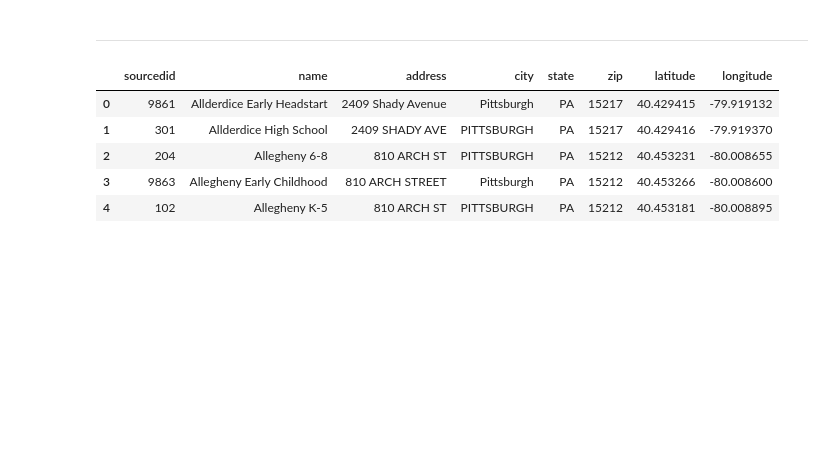
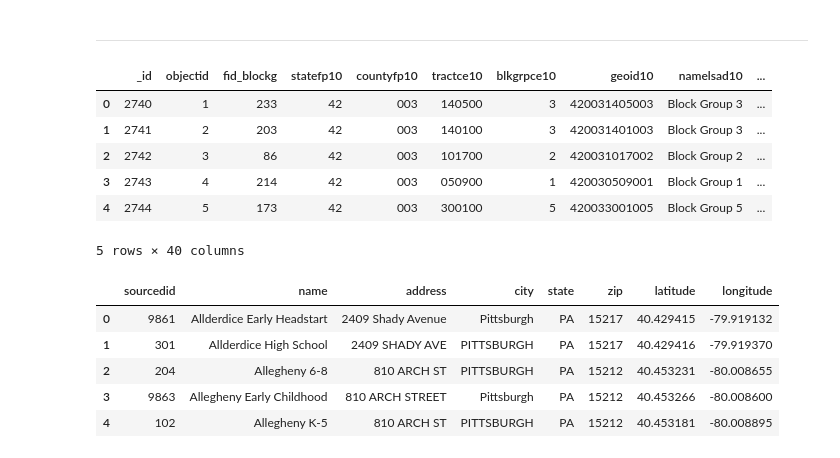
Before and after one commit to SalemZenati/BigIdeasFinalProject, a Jupyter notebook: Final_Project.ipynb, the cells around one changed output. Drawn from its saved outputs; the diff is of its cells as text; code cells hidden in the pictures; blank space fills up the shorter version.

Commit message:
Add neighborhoods df

```diff
--- a/Final_Project.ipynb
+++ b/Final_Project.ipynb
@@ -16,6 +16,17 @@ Submetrics:
 ---
 # %%
 import pandas as pd
+# %%
+neighborhoods_url = pd.read_csv('https://data.wprdc.org/datastore/dump/668d7238-cfd2-492e-b397-51a6e74182ff')
+neighborhoods_url.head()
+# %% [output]
+|  | _id | objectid | fid_blockg | statefp10 | countyfp10 | tractce10 | blkgrpce10 | geoid10 | namelsad10 | ... |
+| 0 | 2740 | 1 | 233 | 42 | 003 | 140500 | 3 | 420031405003 | Block Group 3 | ... |
+| 1 | 2741 | 2 | 203 | 42 | 003 | 140100 | 3 | 420031401003 | Block Group 3 | ... |
+| 2 | 2742 | 3 | 86 | 42 | 003 | 101700 | 2 | 420031017002 | Block Group 2 | ... |
+| 3 | 2743 | 4 | 214 | 42 | 003 | 050900 | 1 | 420030509001 | Block Group 1 | ... |
+| 4 | 2744 | 5 | 173 | 42 | 003 | 300100 | 5 | 420033001005 | Block Group 5 | ... |
+5 rows × 40 columns
 # %%
 schools_url = 'https://data.wprdc.org/dataset/46fb3ca4-e844-4b42-b034-e87291d34699/resource/06664b02-c673-49d5-8a70-d3cd1c18ac8d/download/pps_schoolsapr2019publish.csv'
 schools_df = pd.read_csv(schools_url)
```
